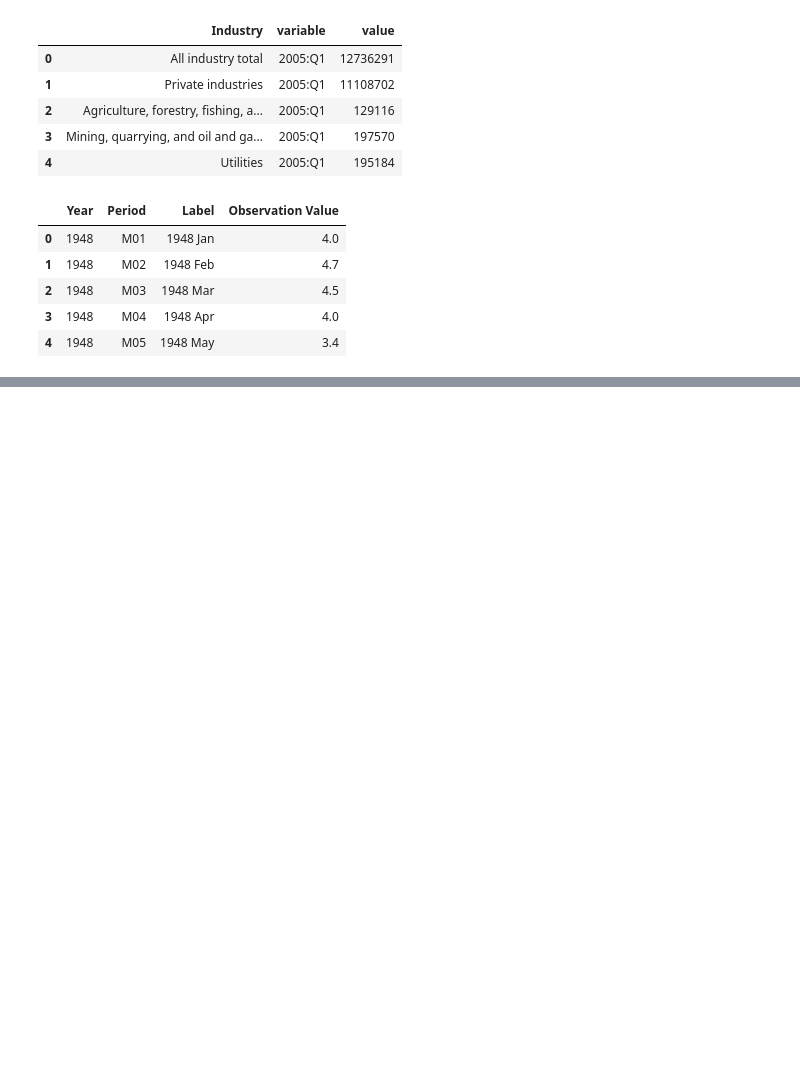
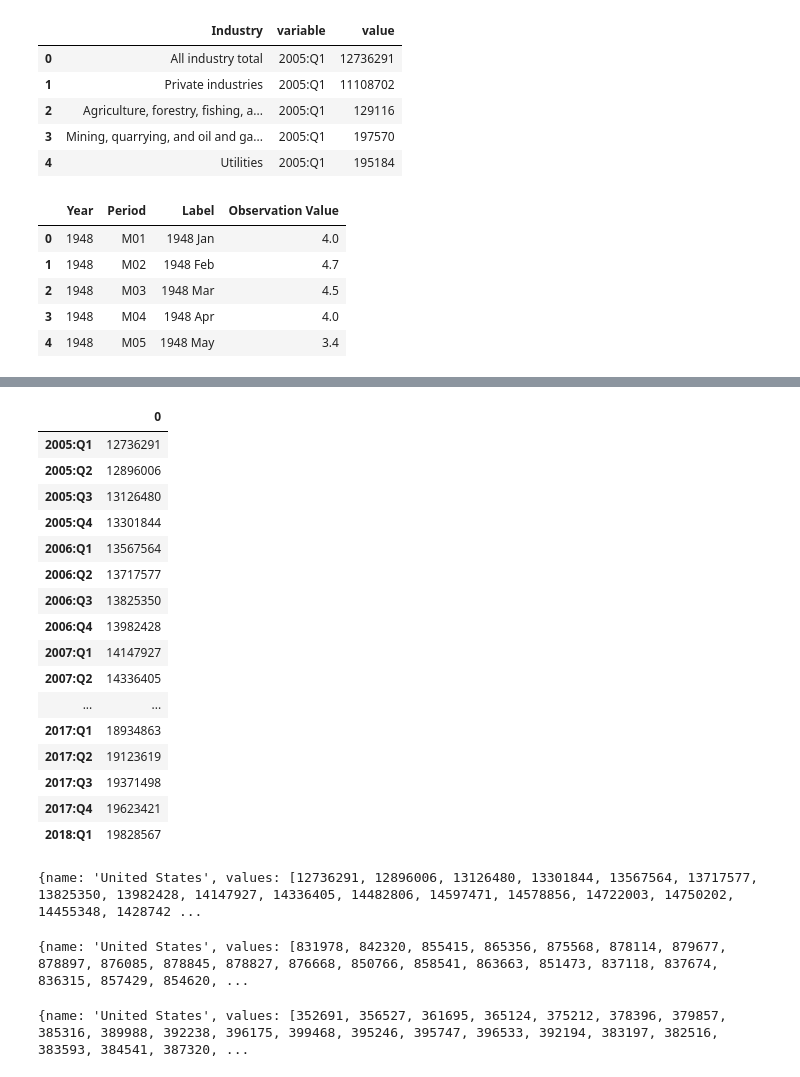
Before and after one commit to bowielh/Project2_Group1, a Jupyter notebook: file_formatter.ipynb, the cells around one changed output, grey strips where cells are left out. Saved outputs shown, nothing was run; the diff lists cells and outputs as text; code cells hidden in the pictures; blank space fills up the shorter version.

```diff
--- a/file_formatter.ipynb
+++ b/file_formatter.ipynb
@@ -165,3 +353,49 @@ state_unemployment_melt.head()
+# %%
+# national_gdp2 = national_gdp.set_index("Area")
+national_gdp2 = national_gdp.drop(columns=["Fips","IndCode","Area"])
+
+all_ind = national_gdp2.loc[national_gdp2["Industry"]=="All industry total"]
+retail = national_gdp2.loc[national_gdp2["Industry"]=="      Retail trade"]
+accom = national_gdp2.loc[national_gdp2["Industry"]=="      Accommodation and food services"]
+
+all_ind2 = all_ind.drop(columns = ["Industry"]).transpose()
+retail2 = retail.drop(columns = ["Industry"]).transpose()
+accom2 = accom.drop(columns = ["Industry"]).transpose()
+# %%
+all_ind2
+# %% [output]
+|  | 0 |
+| 2005:Q1 | 12736291 |
+| 2005:Q2 | 12896006 |
+| 2005:Q3 | 13126480 |
+| 2005:Q4 | 13301844 |
+| 2006:Q1 | 13567564 |
+| 2006:Q2 | 13717577 |
+| 2006:Q3 | 13825350 |
+| 2006:Q4 | 13982428 |
+| 2007:Q1 | 14147927 |
+| 2007:Q2 | 14336405 |
+| ... | ... |
+| 2017:Q1 | 18934863 |
+| 2017:Q2 | 19123619 |
+| 2017:Q3 | 19371498 |
+| 2017:Q4 | 19623421 |
+| 2018:Q1 | 19828567 |
+# %%
+for column in all_ind2:
+    print("{name: 'United States', values: " + str(pd.to_numeric(all_ind2[column]).tolist()) + "},")
+# %% [output]
+{name: 'United States', values: [12736291, 12896006, 13126480, 13301844, 13567564, 13717577, 13825350, 13982428, 14147927, 14336405, 14482806, 14597471, 14578856, 14722003, 14750202, 14455348, 1428742 ...
+# %%
+for column in retail2:
+    print("{name: 'United States', values: " + str(pd.to_numeric(retail2[column]).tolist()) + "},")
+# %% [output]
+{name: 'United States', values: [831978, 842320, 855415, 865356, 875568, 878114, 879677, 878897, 876085, 878845, 878827, 876668, 850766, 858541, 863663, 851473, 837118, 837674, 836315, 857429, 854620, ...
+# %%
+for column in accom2:
+    print("{name: 'United States', values: " + str(pd.to_numeric(accom2[column]).tolist()) + "},")
+# %% [output]
+{name: 'United States', values: [352691, 356527, 361695, 365124, 375212, 378396, 379857, 385316, 389988, 392238, 396175, 399468, 395246, 395747, 396533, 392194, 383197, 382516, 383593, 384541, 387320, ...
 # %%
 national_gdp_melt.to_csv('db/nationalGDPFinal.csv')
 employment_melt.to_csv('db/employmentFinal.csv')
```
Also changed, not shown: parts of 12 cells of this notebook, 4 other files.
